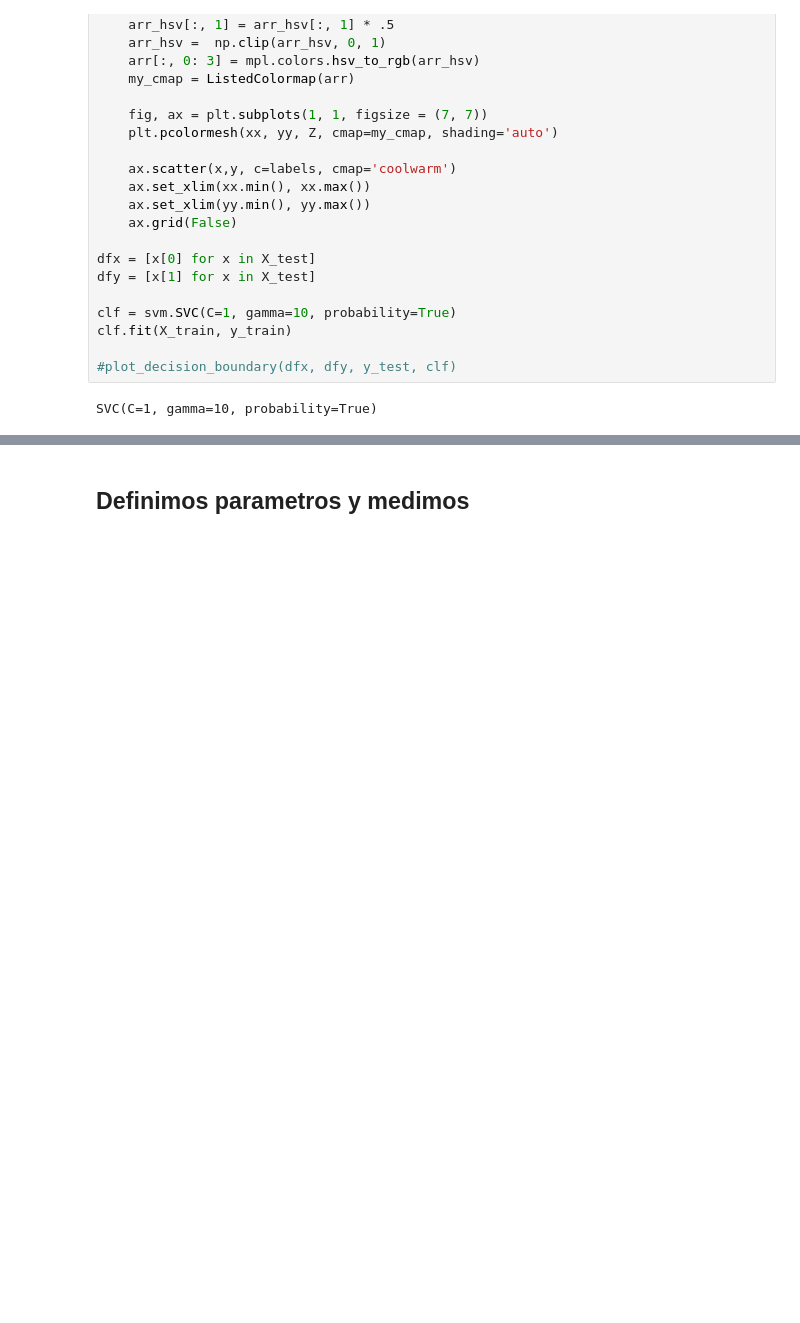
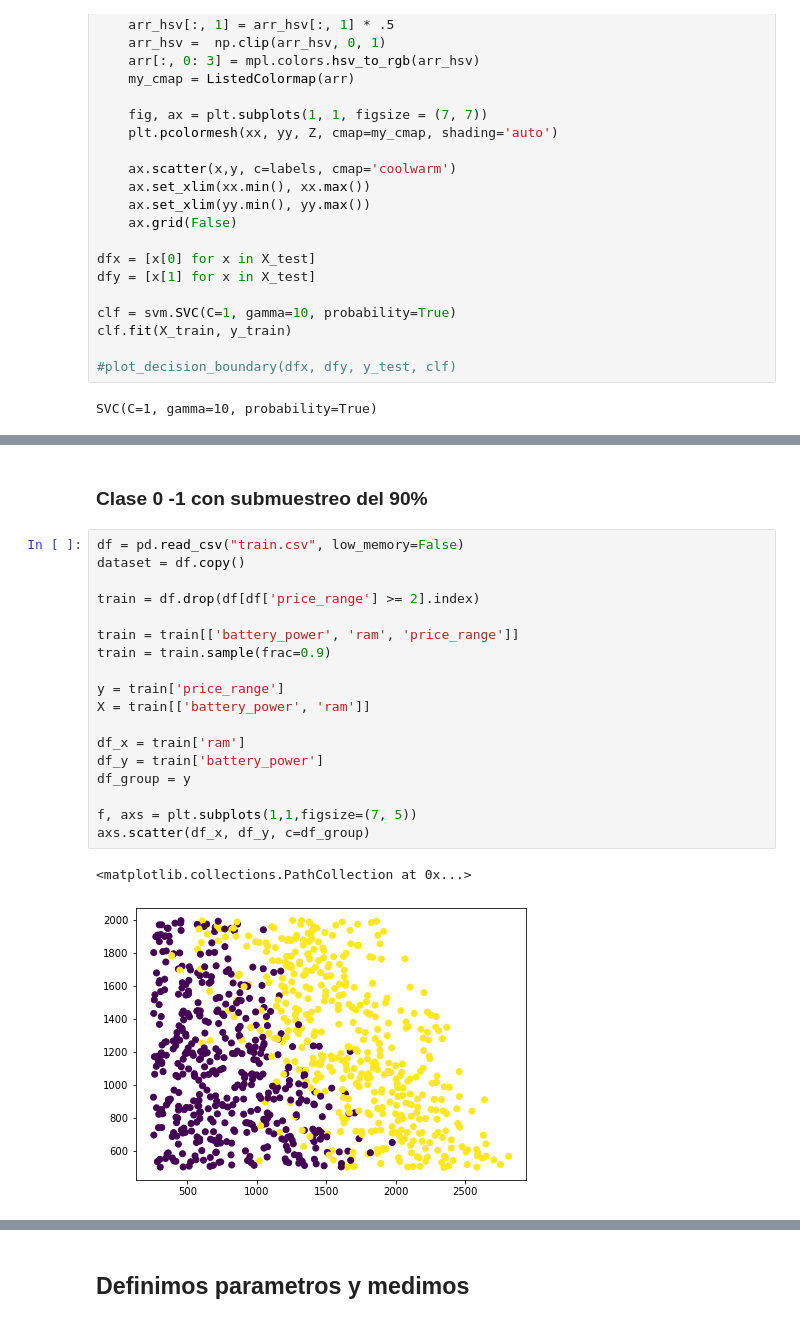
Before and after one commit to mikeruano3/UNIR_AprendizajeAutomatico_Tarea2, a Jupyter notebook: Tarea2AprendizajeAutomatico.ipynb, the cells around one changed output, grey strips where cells are left out. Drawn from its saved outputs; the diff is of its cells as text; blank space fills up the shorter version.

```diff
--- a/Tarea2AprendizajeAutomatico.ipynb
+++ b/Tarea2AprendizajeAutomatico.ipynb
@@ -670,0 +723,23 @@ plot_svc_decision_function(clf)
+# %% [markdown]
+### Clase 0 -1 con submuestreo del 90%
+# %%
+df = pd.read_csv("train.csv", low_memory=False)
+dataset = df.copy()
+
+train = df.drop(df[df['price_range'] >= 2].index)
+
+train = train[['battery_power', 'ram', 'price_range']]
+train = train.sample(frac=0.9)
+
+y = train['price_range']
+X = train[['battery_power', 'ram']]
+
+df_x = train['ram']
+df_y = train['battery_power']
+df_group = y
+
+f, axs = plt.subplots(1,1,figsize=(7, 5))
+axs.scatter(df_x, df_y, c=df_group)
+# %% [output]
+<matplotlib.collections.PathCollection at 0x...>
+[figure, added]
```
Also changed, not shown: parts of 63 cells of this notebook.
